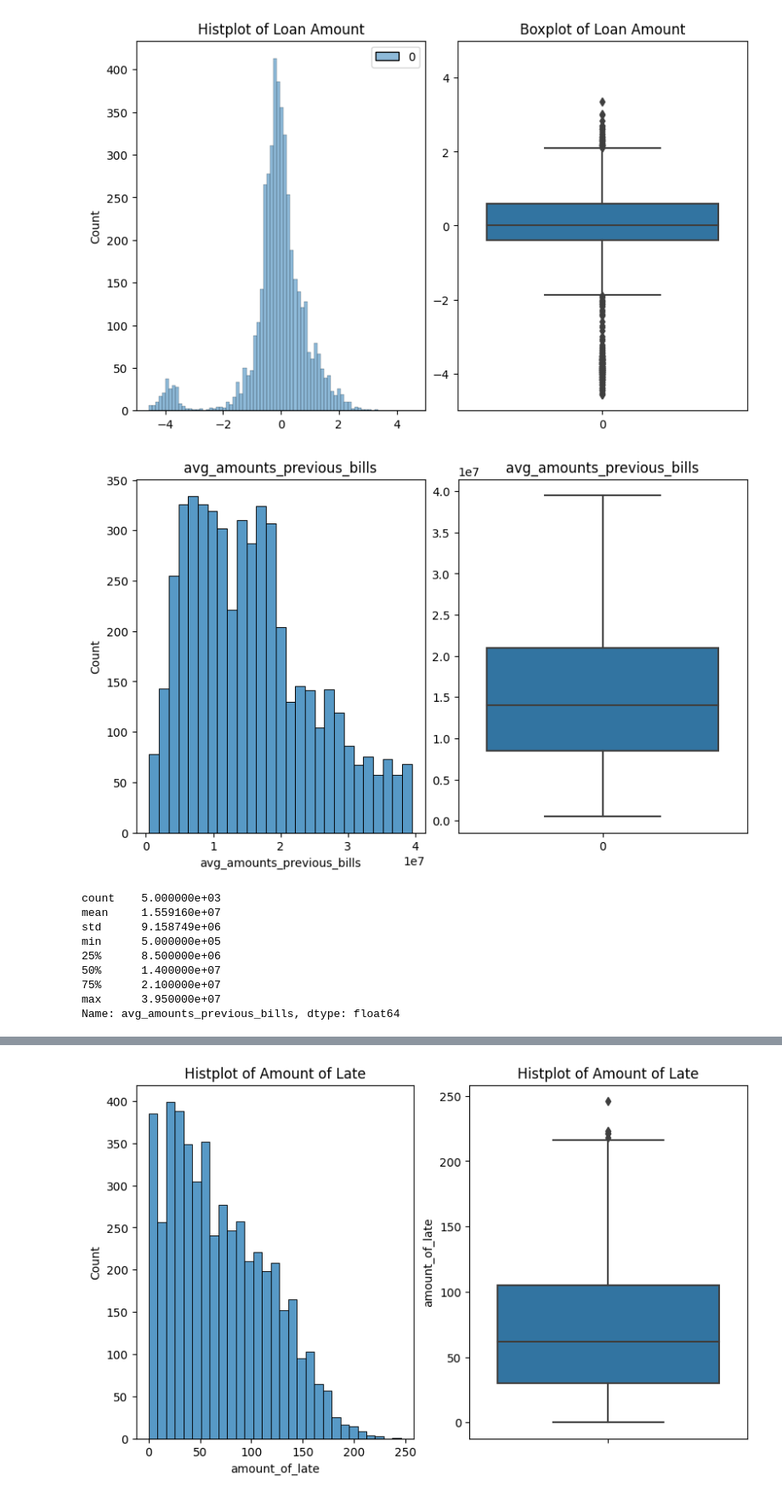
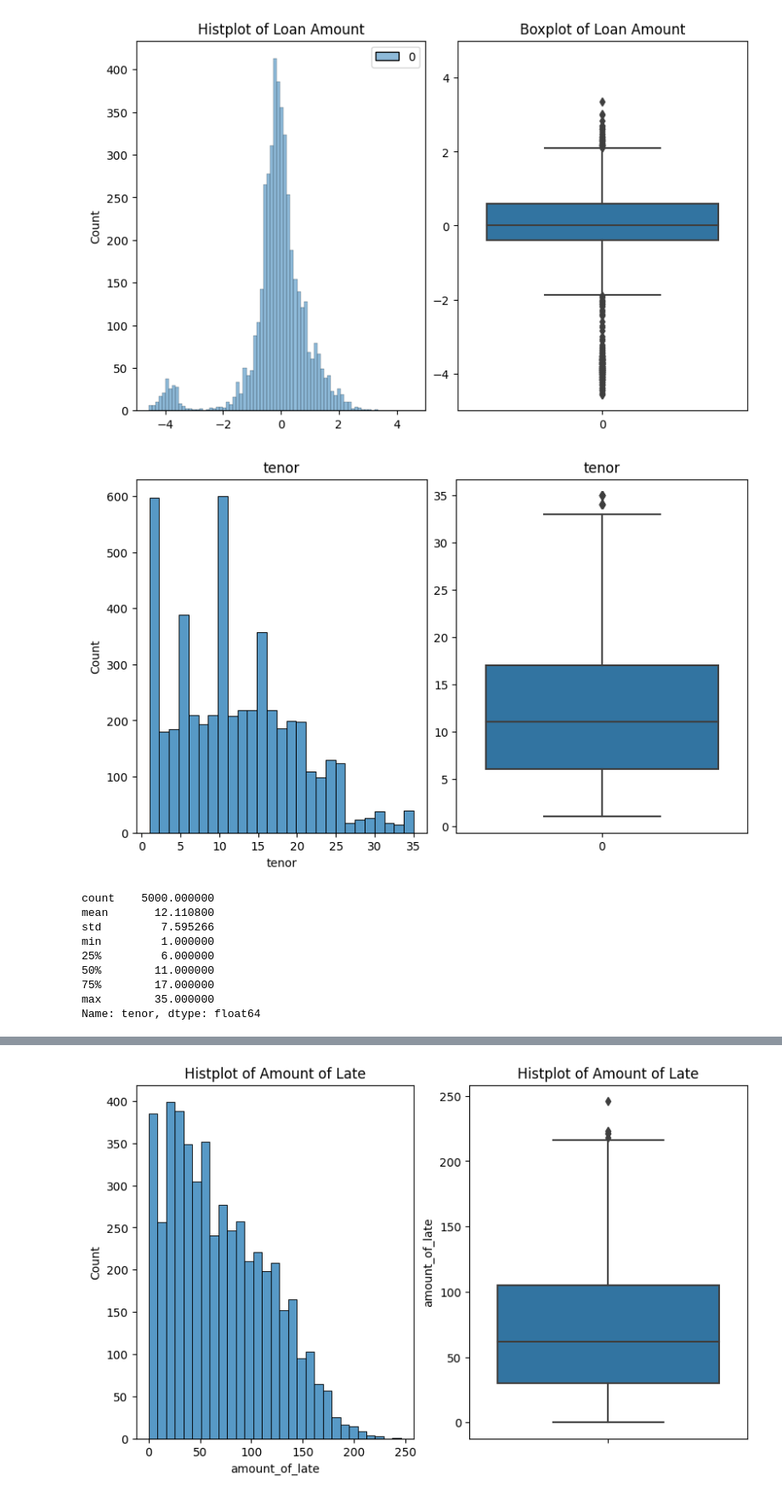
Before and after one commit to dhonihanif/AI_Collection_and_Loss_Reverse_Forecast, a Jupyter notebook: data_preparation/EDA/Univariate_bivariate_multivariate/Univariate_Analysis/nasabah.ipynb, the cells around one changed output, grey strips where cells are left out. Shown at 85% size. Cells and saved outputs as stored; diff of their text form; code cells hidden in the pictures.

```diff
--- a/data_preparation/EDA/Univariate_bivariate_multivariate/Univariate_Analysis/nasabah.ipynb
+++ b/data_preparation/EDA/Univariate_bivariate_multivariate/Univariate_Analysis/nasabah.ipynb
@@ -4,6 +4,6 @@ import pandas as pd
 import matplotlib.pyplot as plt
 import seaborn as sns
 # %%
-df_nasabah = pd.read_csv(r"C:\Users\DHONI HANIF\OneDrive\Documents\AI Collection and Loss Reverse Forecast\data_preparation\data_clean\nasabah_clean.csv")
+df_nasabah = pd.read_csv(r"C:\Users\DHONI HANIF\OneDrive\Documents\AI_Collection_and_Loss_Reverse_Forecast\data_preparation\data_clean\nasabah_clean.csv")
 df_nasabah.head(5)
 # %% [output]
@@ -277,20 +280,20 @@ plt.show()
 # %%
 # Univariate Analysis of Numerical variables payment_total
 fig, ax = plt.subplots(1, 2, figsize=(8, 5), layout="constrained")
-sns.histplot(data=df_nasabah["avg_amounts_previous_bills"], ax=ax[0])
-sns.boxplot(data=df_nasabah["avg_amounts_previous_bills"], ax=ax[1])
-ax[0].set_title("avg_amounts_previous_bills")
-ax[1].set_title("avg_amounts_previous_bills")
+sns.histplot(data=df_nasabah["tenor"], ax=ax[0])
+sns.boxplot(data=df_nasabah["tenor"], ax=ax[1])
+ax[0].set_title("tenor")
+ax[1].set_title("tenor")
 plt.show()
-print(df_nasabah["avg_amounts_previous_bills"].describe())
+print(df_nasabah["tenor"].describe())
 # %% [output]
-[figure, old version]
+[figure, new version]
-count    5.000000e+03
-mean     1.559160e+07
-std      9.158749e+06
-min      5.000000e+05
-25%      8.500000e+06
-50%      1.400000e+07
-75%      2.100000e+07
-max      3.950000e+07
-Name: avg_amounts_previous_bills, dtype: float64
+count    5000.000000
+mean       12.110800
+std         7.595266
+min         1.000000
+25%         6.000000
+50%        11.000000
+75%        17.000000
+max        35.000000
+Name: tenor, dtype: float64
```
Also changed, not shown: parts of 14 cells of this notebook, 18 other files.
